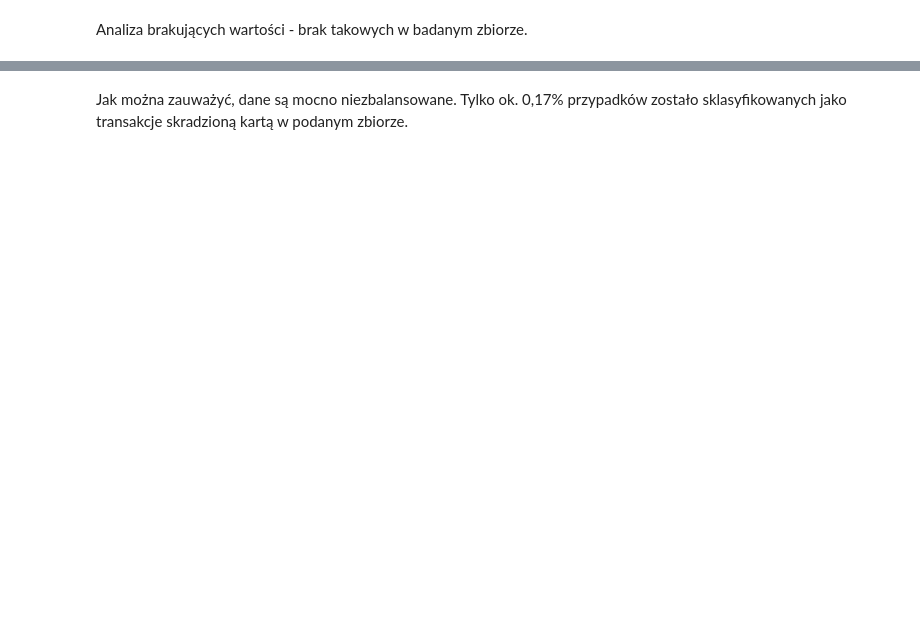
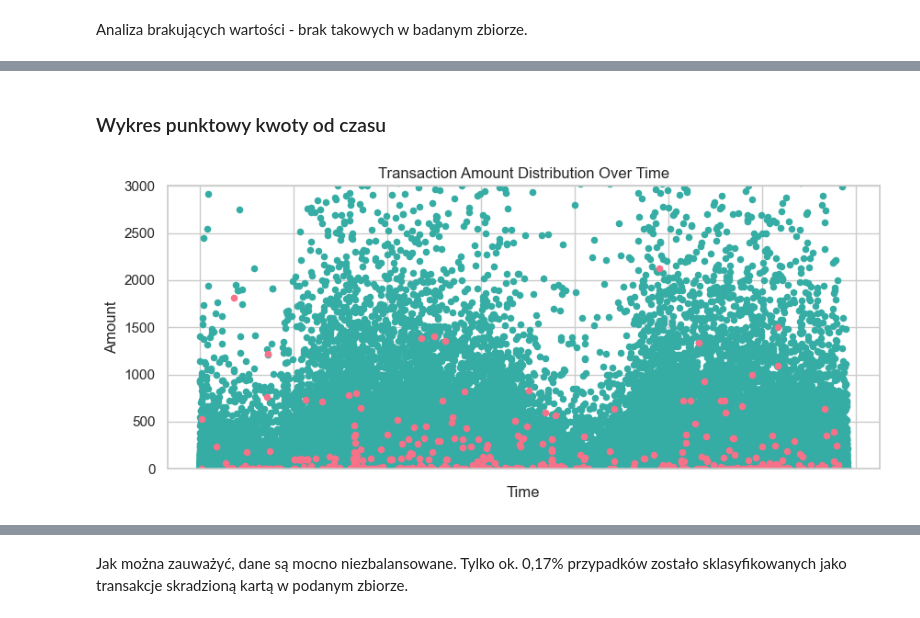
Before and after one commit to Michu-dev/ai-university-labs, a Jupyter notebook: Machine Learning/case-study/solution.ipynb, the cells around one changed output, grey strips where cells are left out. Cells and saved outputs as stored; diff of their text form; code cells hidden in the pictures; blank space fills up the shorter version.

```diff
--- a/Machine Learning/case-study/solution.ipynb
+++ b/Machine Learning/case-study/solution.ipynb
@@ -99,0 +124,32 @@ plt.show()
+# %% [markdown]
+### Wykres punktowy kwoty od czasu
+# %%
+f, ax = plt.subplots(figsize=(10, 4))
+
+sns.scatterplot(data=df.loc[df.Class==0],
+                x='Time',
+                y='Amount',
+                color='#36ada4',
+                s=30,
+                alpha=1,
+                linewidth=0)
+
+ax.set(xlabel=None, xticklabels=[])
+plt.ylim(0, 3000)
+
+
+sns.scatterplot(data=df.loc[df.Class==1],
+                x='Time',
+                y='Amount',
+                color='#f77189',
+                s=30,
+                alpha=1,
+                linewidth=0)
+plt.ylim(0, 3000)
+
+# Add title to the plot
+ax.set_title("Transaction Amount Distribution Over Time")
+
+plt.show()
+# %% [output]
+[figure, added]
```
Also changed, not shown: parts of 30 cells of this notebook, 1 other file.
